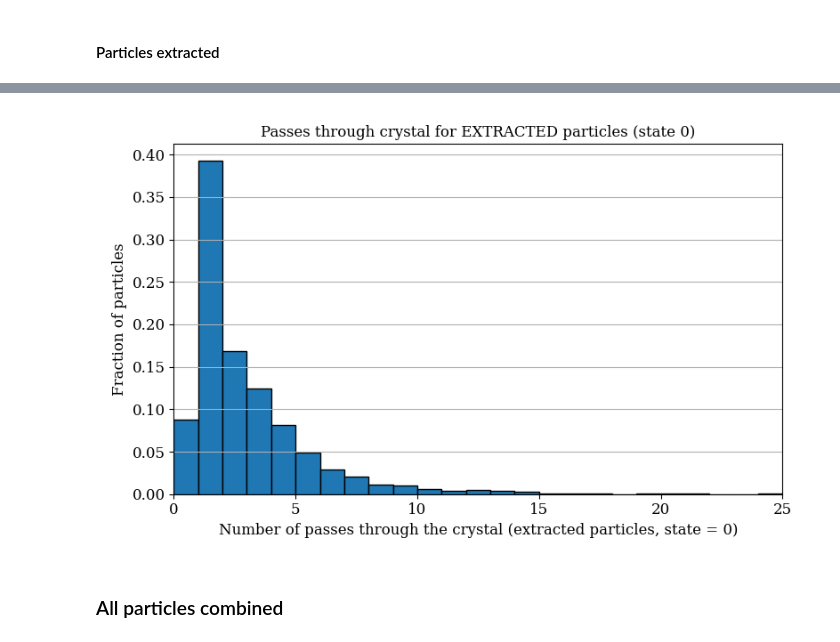
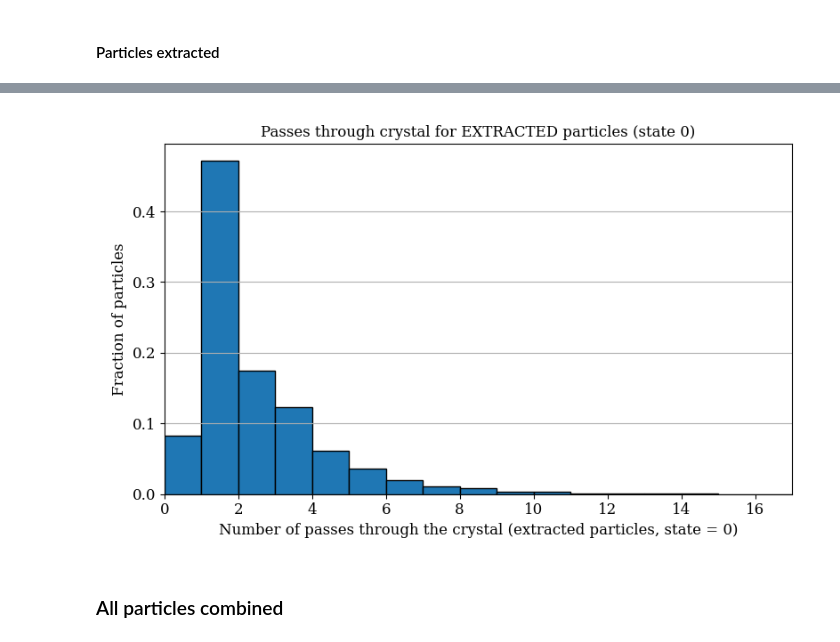
Before and after one commit to giacomells/Technical-Student-2024-2025, a Jupyter notebook: Non-Resonant Extraction/NRSXQ22.ipynb, the cells around one changed output, grey strips where cells are left out. Cells and saved outputs as stored; diff of their text form; code cells hidden in the pictures.

```diff
--- a/Non-Resonant Extraction/NRSXQ22.ipynb
+++ b/Non-Resonant Extraction/NRSXQ22.ipynb
@@ -526,28 +538,31 @@ Indices of particles lost with state 0: [   0    2    3 ... 3978 3979 3980]
 # %%
 # Get TECA jaw and width values
 teca_jaw = TECA.jaw
 teca_width = TECA.width
 
 # Define the range for horizontal position
 x_min = teca_jaw - teca_width
 x_max = teca_jaw
 
 
 # Only consider particles lost with state - 1 (lost_state_zero_indices)
-x_teca_lost = x_teca[lost_state_zero_indices]
+if 'lost_state_zero_indices' not in globals():
+    lost_state_zero_indices = np.where(particles.state == 0)[0]
+
+x_teca_lost = monitor_teca.x[lost_state_zero_indices]
 counts_in_range_lost = np.sum((x_teca_lost >= x_min) & (x_teca_lost <= x_max), axis=1)
 
 plt.figure(figsize=(8, 5))
 plt.hist(counts_in_range_lost, bins=np.arange(counts_in_range_lost.max() + 2), edgecolor='black', density=True)
 plt.xlim(0, counts_in_range_lost.max() + 1)
 plt.xlabel('Number of passes through the crystal (extracted particles, state = 0)')
 plt.ylabel('Fraction of particles')
 plt.title("Passes through crystal for EXTRACTED particles (state 0)")
 plt.grid(True, axis='y')
 plt.tight_layout()
 plt.show()
 # %% [output]
-[figure, old version]
+[figure, new version]
 # %% [markdown]
 ### All particles combined
 # %%
```
Also changed, not shown: parts of 26 cells of this notebook, 3 other files.
